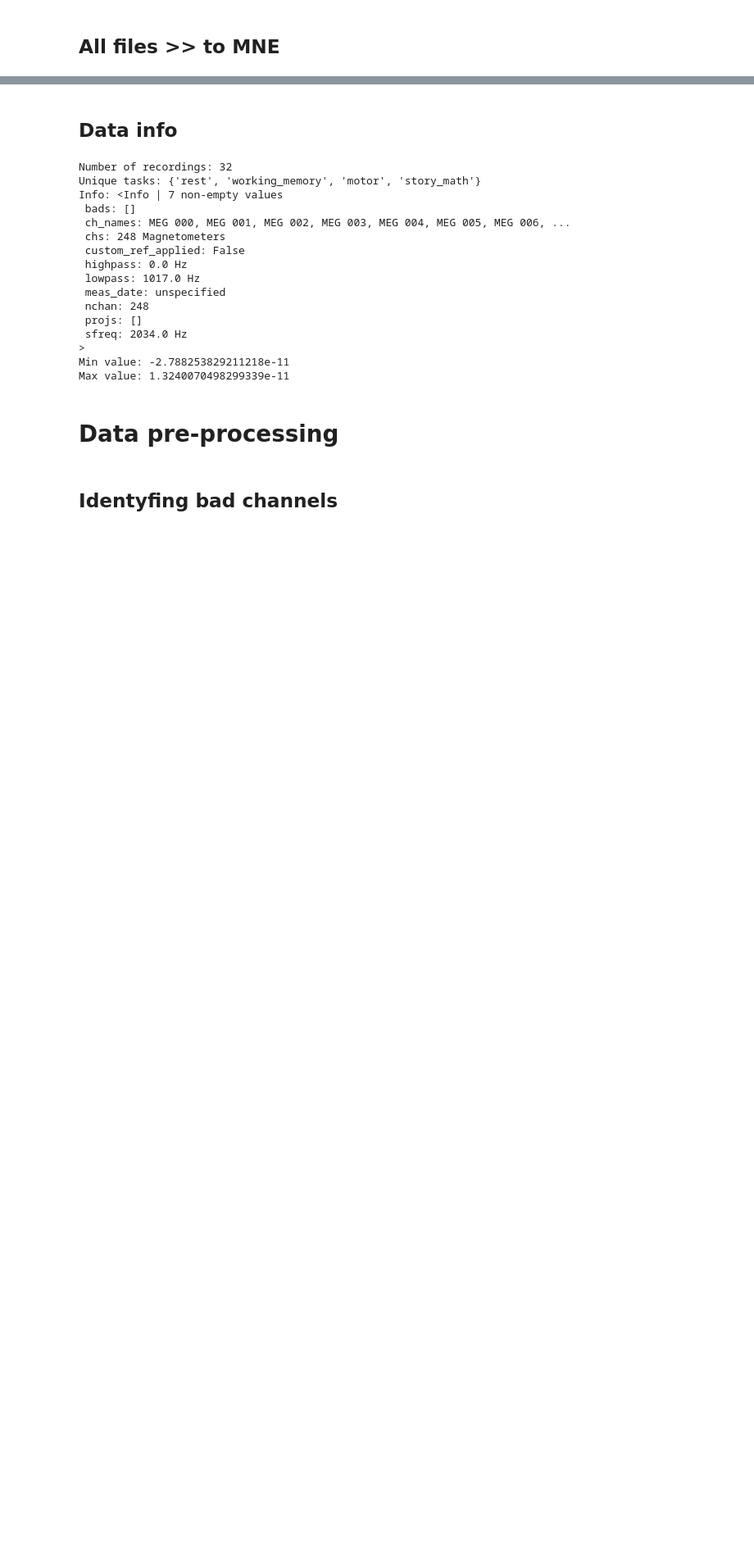
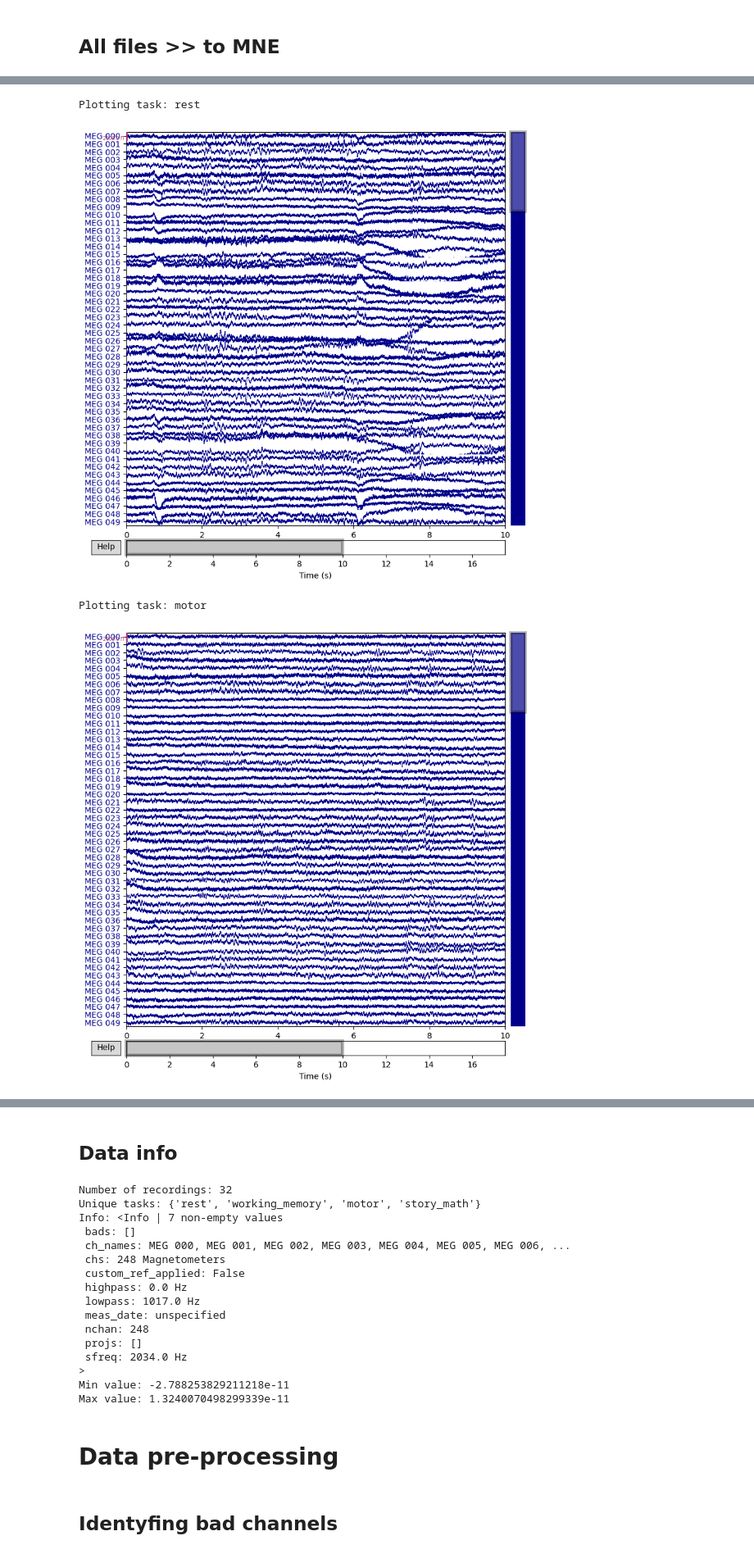
Before and after one commit to Jagoda222/DL_assignment2, a Jupyter notebook: Intra_subject.ipynb, the cells around one changed output, grey strips where cells are left out. Shown at 82% size. Saved outputs shown, nothing was run; the diff lists cells and outputs as text; code cells hidden in the pictures; blank space fills up the shorter version.

```diff
--- a/Intra_subject.ipynb
+++ b/Intra_subject.ipynb
@@ -114,0 +127,18 @@ raws, labels, info = create_dataset(intra_train_dir)
+# %%
+from collections import defaultdict
+
+# Group raw objects by task
+task_to_raws = defaultdict(list)
+for raw, label in zip(raws, labels):
+    task_to_raws[label].append(raw)
+
+# Plot EXAMPLE of FILE from EACH TASK
+for task, raw_list in task_to_raws.items():
+    print(f"Plotting task: {task}")
+    # First trail each task
+    raw_list[0].plot(n_channels=50, title=f'Task: {task}')
+# %% [output]
+Plotting task: rest
+[figure, added]
+Plotting task: motor
+[figure, added]
```
Also changed, not shown: parts of 3 cells of this notebook.
